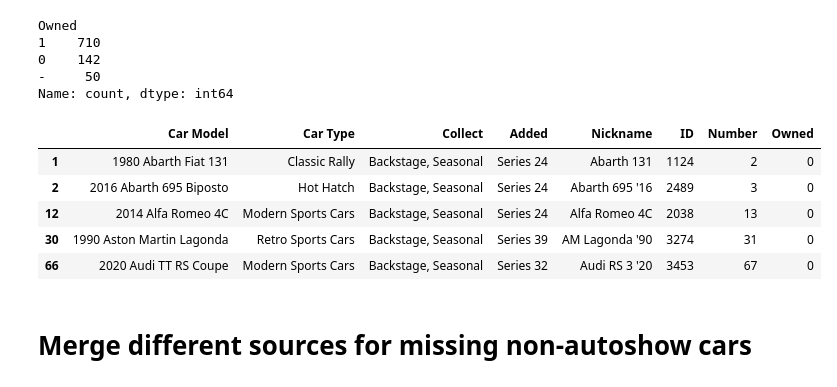
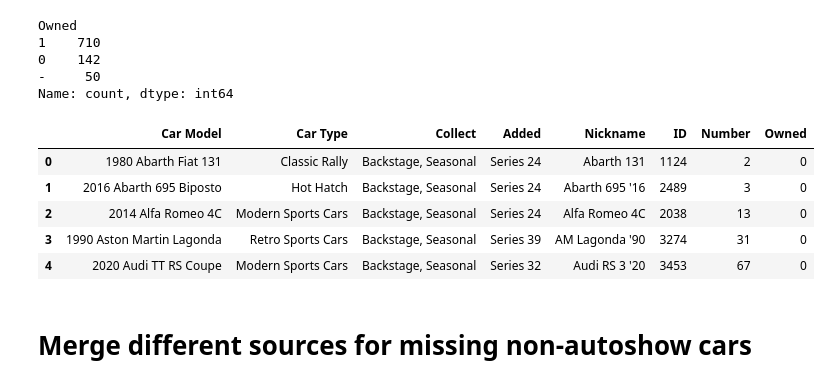
Before and after one commit to iaspidem/fh-cars-list, a Jupyter notebook: fh5-process-ext.ipynb, the cells around one changed output. Drawn from its saved outputs; the diff is of its cells as text; code cells hidden in the pictures.

Commit message:
fix column renaming by dropping index

```diff
--- a/fh5-process-ext.ipynb
+++ b/fh5-process-ext.ipynb
@@ -464,14 +464,15 @@ Owned
 Name: count, dtype: int64
 # %%
 df_ext_missing = df_ext.loc[(df_ext["Owned"]=="0") & (~df_ext["Collect"].str.contains("Autoshow"))]
+df_ext_missing = df_ext_missing.reset_index(drop=True)
 df_ext_missing.head()
 # %% [output]
 |  | Car Model | Car Type | Collect | Added | Nickname | ID | Number | Owned |
-| 1 | 1980 Abarth Fiat 131 | Classic Rally | Backstage, Seasonal | Series 24 | Abarth 131 | 1124 | 2 | 0 |
-| 2 | 2016 Abarth 695 Biposto | Hot Hatch | Backstage, Seasonal | Series 24 | Abarth 695 '16 | 2489 | 3 | 0 |
-| 12 | 2014 Alfa Romeo 4C | Modern Sports Cars | Backstage, Seasonal | Series 24 | Alfa Romeo 4C | 2038 | 13 | 0 |
-| 30 | 1990 Aston Martin Lagonda | Retro Sports Cars | Backstage, Seasonal | Series 39 | AM Lagonda '90 | 3274 | 31 | 0 |
-| 66 | 2020 Audi TT RS Coupe | Modern Sports Cars | Backstage, Seasonal | Series 32 | Audi RS 3 '20 | 3453 | 67 | 0 |
+| 0 | 1980 Abarth Fiat 131 | Classic Rally | Backstage, Seasonal | Series 24 | Abarth 131 | 1124 | 2 | 0 |
+| 1 | 2016 Abarth 695 Biposto | Hot Hatch | Backstage, Seasonal | Series 24 | Abarth 695 '16 | 2489 | 3 | 0 |
+| 2 | 2014 Alfa Romeo 4C | Modern Sports Cars | Backstage, Seasonal | Series 24 | Alfa Romeo 4C | 2038 | 13 | 0 |
+| 3 | 1990 Aston Martin Lagonda | Retro Sports Cars | Backstage, Seasonal | Series 39 | AM Lagonda '90 | 3274 | 31 | 0 |
+| 4 | 2020 Audi TT RS Coupe | Modern Sports Cars | Backstage, Seasonal | Series 32 | Audi RS 3 '20 | 3453 | 67 | 0 |
 # %% [markdown]
 # Merge different sources for missing non-autoshow cars
 # %%
```
Also changed, not shown: parts of 2 cells of this notebook.
